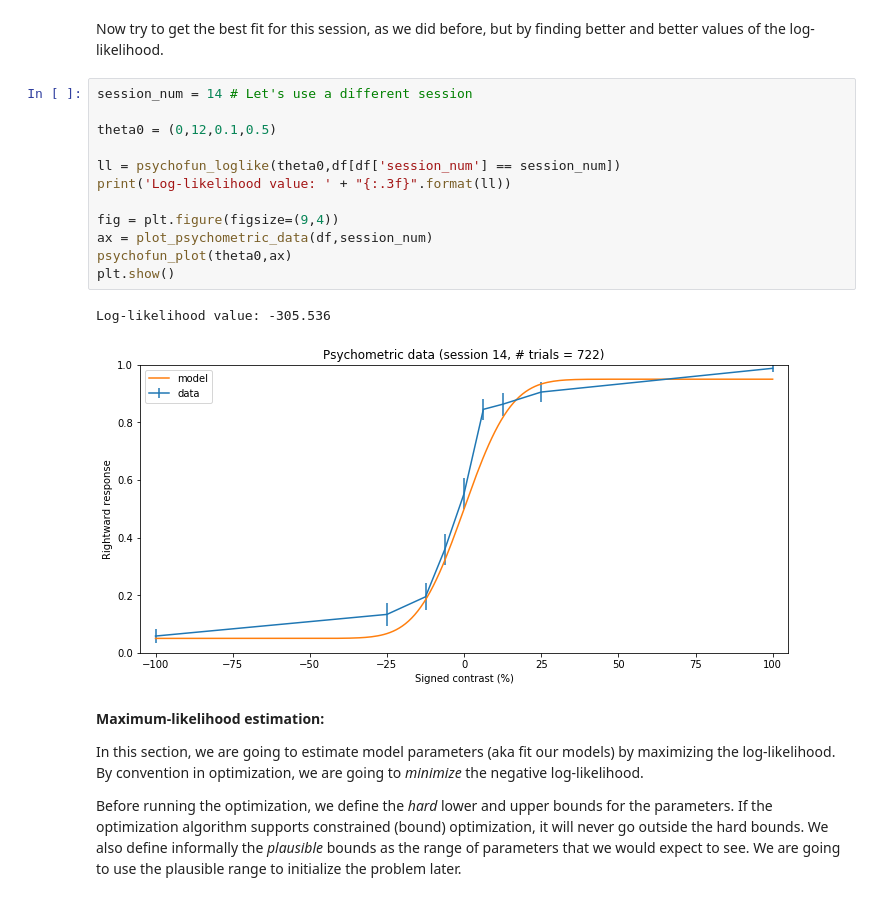
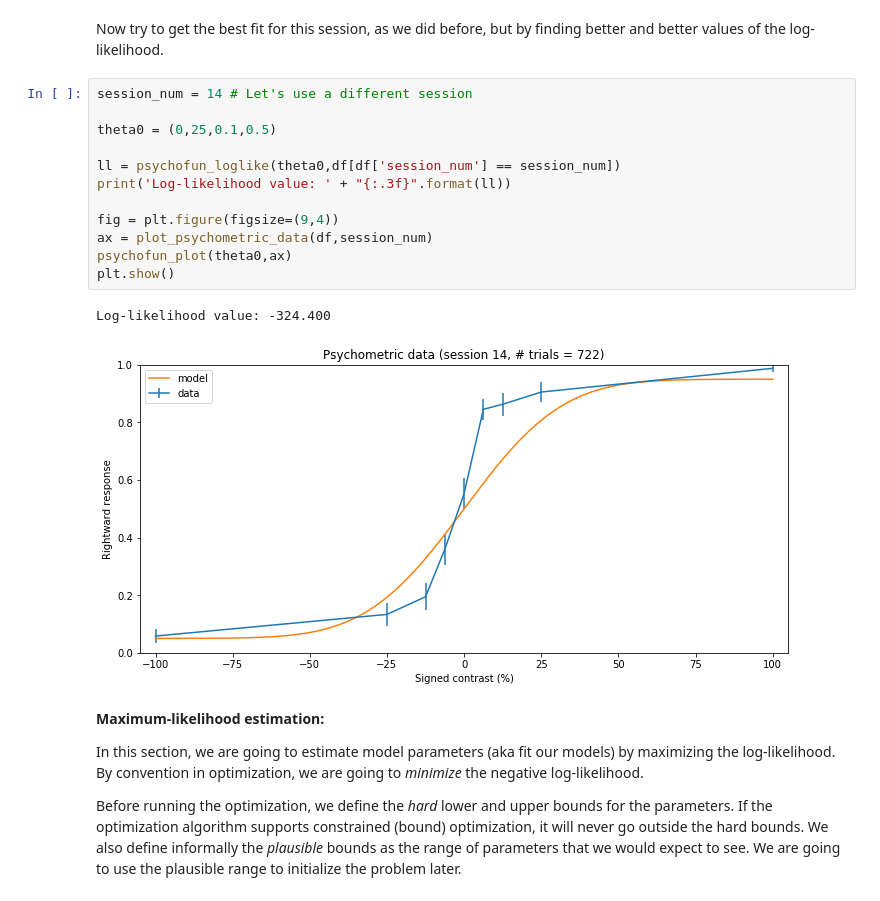
Before and after one commit to lacerbi/ibl-2020-tutorial, a Jupyter notebook: ibl-intro-model-fitting-notebook.ipynb, the cells around one changed output. Drawn from its saved outputs; the diff is of its cells as text.

```diff
--- a/ibl-intro-model-fitting-notebook.ipynb
+++ b/ibl-intro-model-fitting-notebook.ipynb
@@ -181,18 +181,18 @@ Now try to get the best fit for this session, as we did before, but by finding b
 # %%
 session_num = 14 # Let's use a different session
 
-theta0 = (0,12,0.1,0.5)
+theta0 = (0,25,0.1,0.5)
 
 ll = psychofun_loglike(theta0,df[df['session_num'] == session_num])
 print('Log-likelihood value: ' + "{:.3f}".format(ll))
 
 fig = plt.figure(figsize=(9,4))
 ax = plot_psychometric_data(df,session_num)
 psychofun_plot(theta0,ax)
 plt.show()
 # %% [output]
-Log-likelihood value: -305.536
+Log-likelihood value: -324.400
-[figure, old version]
+[figure, new version]
 # %% [markdown]
 **Maximum-likelihood estimation:**
 
```
Also changed, not shown: parts of 7 cells of this notebook, 6 other files.
